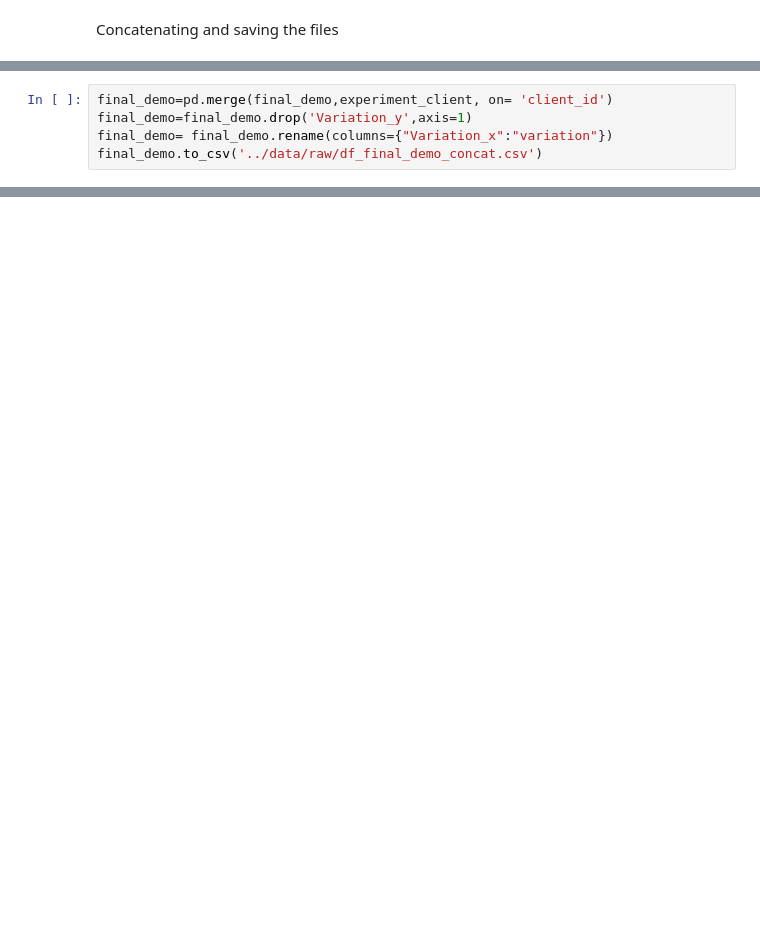
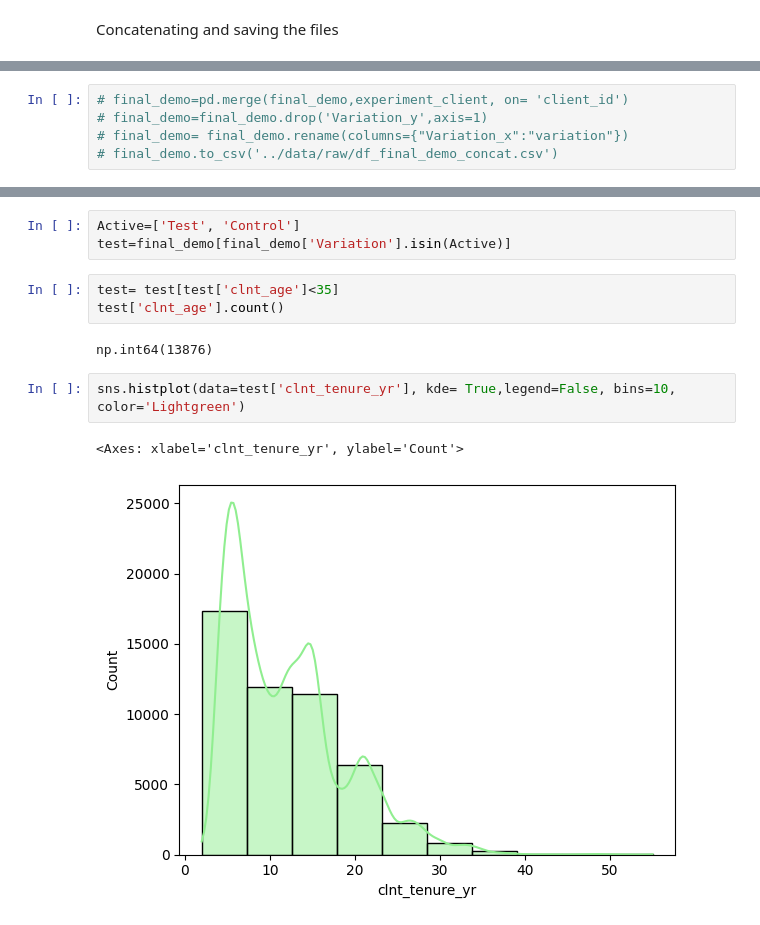
Before and after one commit to Ironhack-DA-Course/proj-vanguard-abtest, a Jupyter notebook: notebooks/Jesus_Notebook.ipynb, the cells around one changed output, grey strips where cells are left out. Saved outputs shown, nothing was run; the diff lists cells and outputs as text; blank space fills up the shorter version.

```diff
--- a/notebooks/Jesus_Notebook.ipynb
+++ b/notebooks/Jesus_Notebook.ipynb
@@ -24,5 +97,5 @@ final_web_data.to_csv('../data/raw/df_final_web_data_concat.csv')
 # %%
-final_demo=pd.merge(final_demo,experiment_client, on= 'client_id')
-final_demo=final_demo.drop('Variation_y',axis=1)
-final_demo= final_demo.rename(columns={"Variation_x":"variation"})
-final_demo.to_csv('../data/raw/df_final_demo_concat.csv')
+# final_demo=pd.merge(final_demo,experiment_client, on= 'client_id')
+# final_demo=final_demo.drop('Variation_y',axis=1)
+# final_demo= final_demo.rename(columns={"Variation_x":"variation"})
+# final_demo.to_csv('../data/raw/df_final_demo_concat.csv')
@@ -28,0 +169,13 @@ final_demo.to_csv('../data/raw/df_final_demo_concat.csv')
+# %%
+Active=['Test', 'Control']
+test=final_demo[final_demo['Variation'].isin(Active)]
+# %%
+test= test[test['clnt_age']<35]
+test['clnt_age'].count()
+# %% [output]
+np.int64(13876)
+# %%
+sns.histplot(data=test['clnt_tenure_yr'], kde= True,legend=False, bins=10, color='Lightgreen')
+# %% [output]
+<Axes: xlabel='clnt_tenure_yr', ylabel='Count'>
+[figure, added]
```
Also changed, not shown: parts of 16 cells of this notebook, 1 other file.
